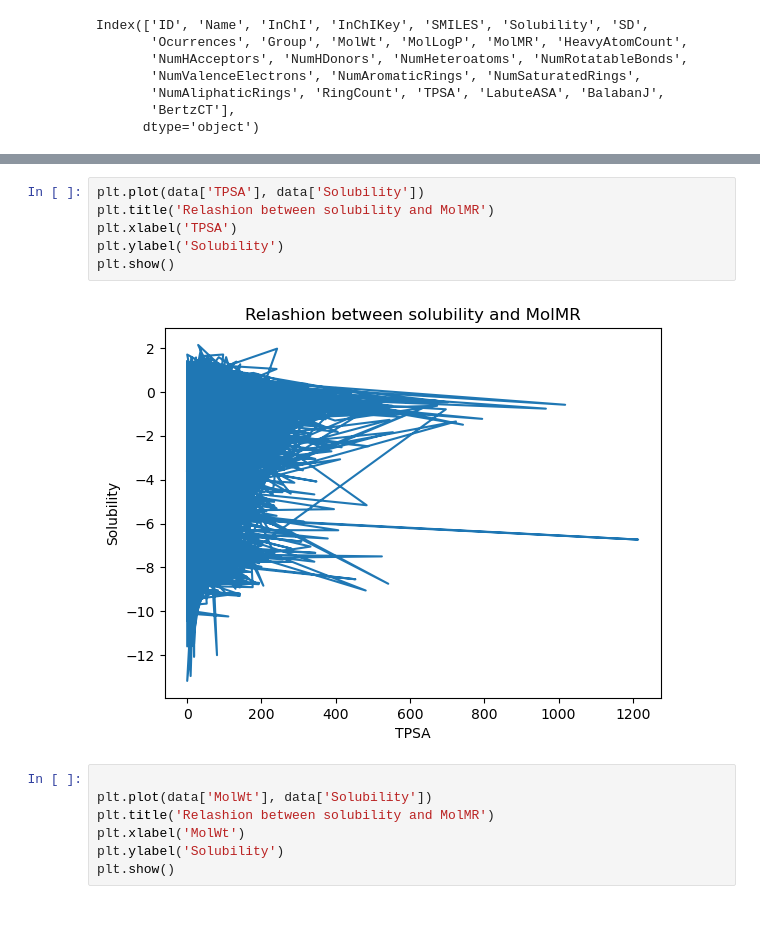
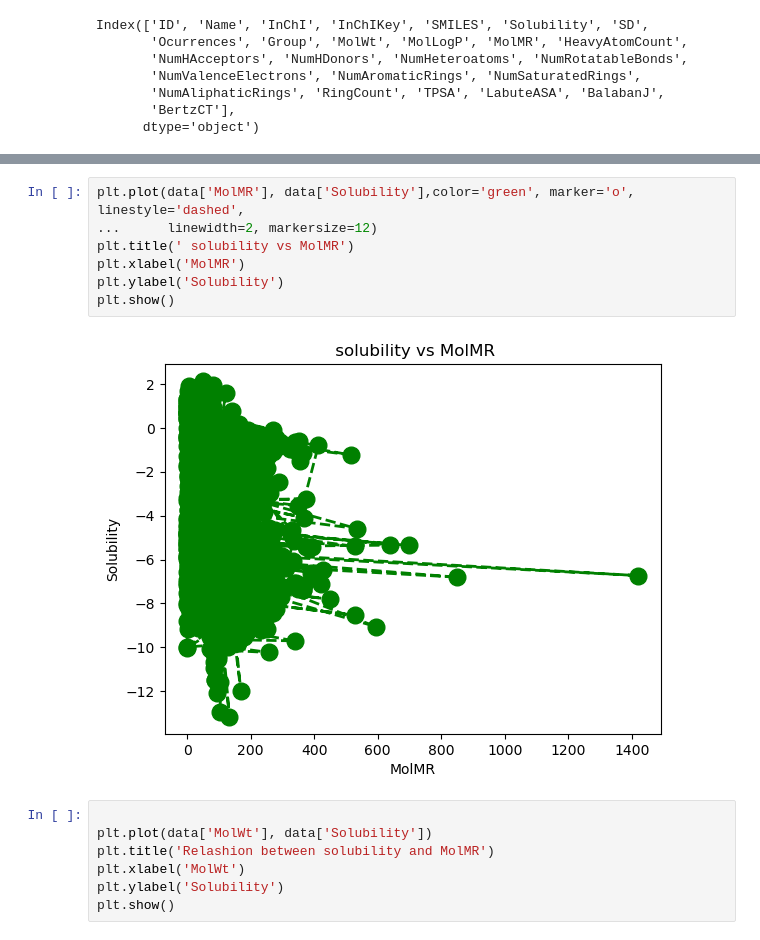
Before and after one commit to mike1212-creator/sol, a Jupyter notebook: Project_1.ipynb, the cells around one changed output, grey strips where cells are left out. Saved outputs shown, nothing was run; the diff lists cells and outputs as text.

```diff
--- a/Project_1.ipynb
+++ b/Project_1.ipynb
@@ -99,11 +61,12 @@ plt.show()
-# %%
-plt.plot(data['TPSA'], data['Solubility'])
-plt.title('Relashion between solubility and MolMR')
-plt.xlabel('TPSA')
-plt.ylabel('Solubility')
-plt.show()
-# %% [output]
-[figure, removed]
+# %%
+plt.plot(data['MolMR'], data['Solubility'],color='green', marker='o', linestyle='dashed',
+...      linewidth=2, markersize=12)
+plt.title(' solubility vs MolMR')
+plt.xlabel('MolMR')
+plt.ylabel('Solubility')
+plt.show()
+# %% [output]
+[figure, added]
 # %%
 
 plt.plot(data['MolWt'], data['Solubility'])
```
Also changed, not shown: parts of 27 cells of this notebook.
